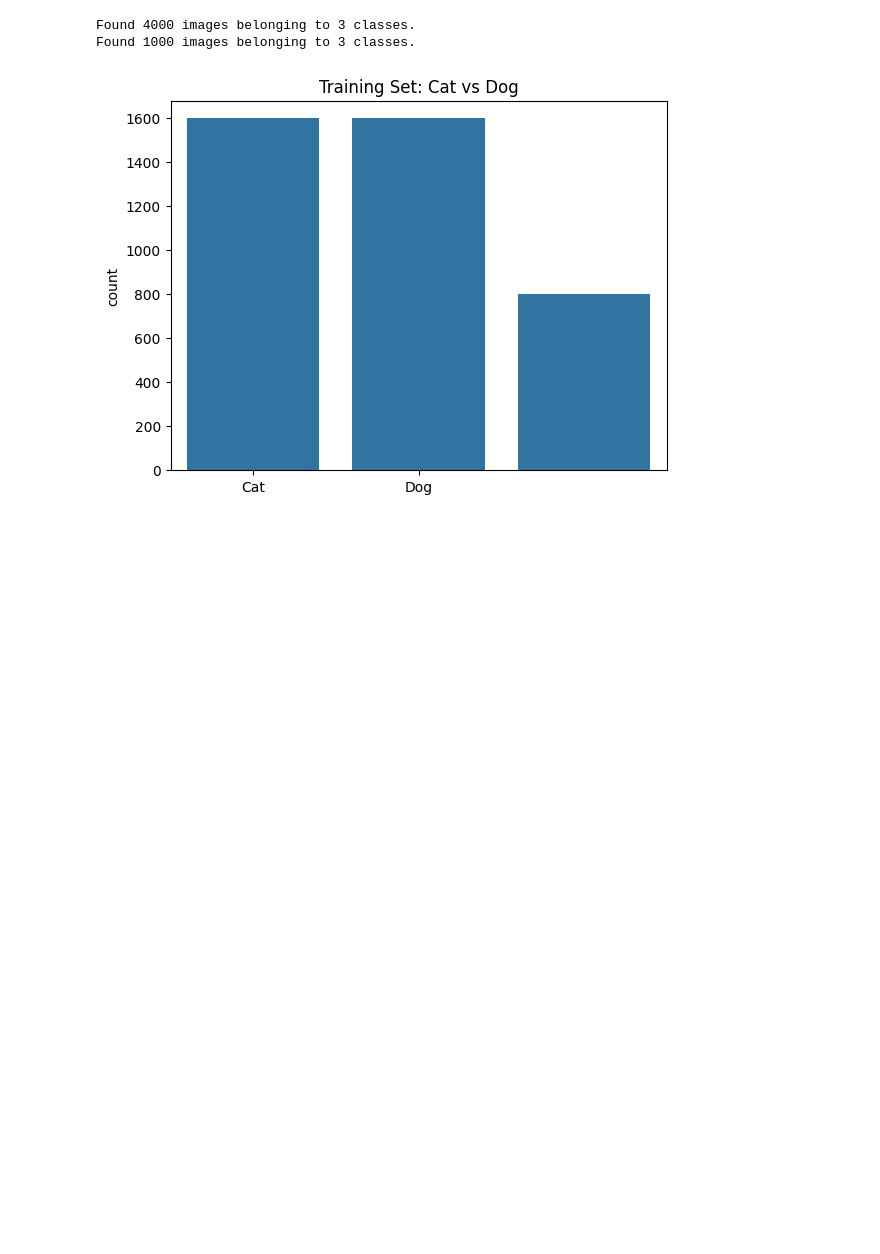
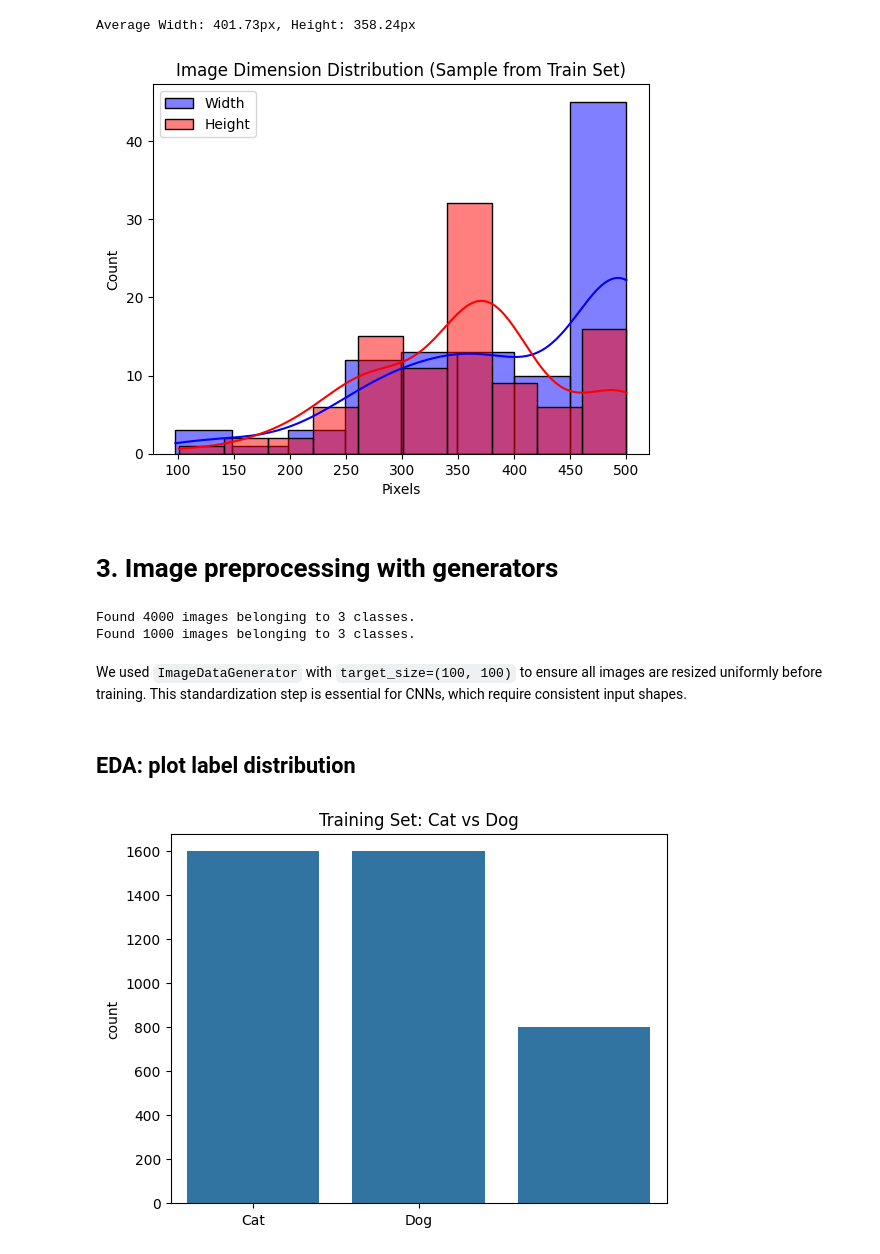
Before and after one commit to RehamAbuarqoub/Practical-Lab-3---Vanilla-CNN-and-Fine-Tune-VGG16, a Jupyter notebook: Lab 3.ipynb, the cells around one changed output. Cells and saved outputs as stored; diff of their text form; code cells hidden in the pictures; blank space fills up the shorter version.

```diff
--- a/Lab 3.ipynb
+++ b/Lab 3.ipynb
@@ -18 +123,36 @@ epochs = 10
+# %%
+from pathlib import Path
+from PIL import Image
+import numpy as np
+import seaborn as sns
+import matplotlib.pyplot as plt
+
+# Correct dataset path
+train_dir = Path("./data/cats_and_dogs_small/train")
+
+# Image dimensions
+sizes = []
+sample_images = list((train_dir / "cat").glob("*.jpg"))[:50] + list((train_dir / "dog").glob("*.jpg"))[:50]
+
+for img_path in sample_images:
+    with Image.open(img_path) as img:
+        sizes.append(img.size)
+
+#  Extract width and height
+widths, heights = zip(*sizes)
+print(f"Average Width: {np.mean(widths):.2f}px, Height: {np.mean(heights):.2f}px")
+
+#  Plot histogram
+sns.histplot(widths, label="Width", color="blue", kde=True)
+sns.histplot(heights, label="Height", color="red", kde=True)
+plt.title("Image Dimension Distribution (Sample from Train Set)")
+plt.xlabel("Pixels")
+plt.ylabel("Count")
+plt.legend()
+plt.show()
+# %% [output]
+Average Width: 401.73px, Height: 358.24px
+[figure, added]
+# %% [markdown]
+# 3. Image preprocessing with generators
 # %%
@@ -38,4 +178,8 @@ val_gen = datagen.flow_from_directory(
 # %% [output]
 Found 4000 images belonging to 3 classes.
 Found 1000 images belonging to 3 classes.
+# %% [markdown]
+We used `ImageDataGenerator` with `target_size=(100, 100)` to ensure all images are resized uniformly before training. This standardization step is essential for CNNs, which require consistent input shapes.
+# %% [markdown]
+## EDA: plot label distribution
 # %%
```
Also changed, not shown: parts of 26 cells of this notebook, 2 other files.
